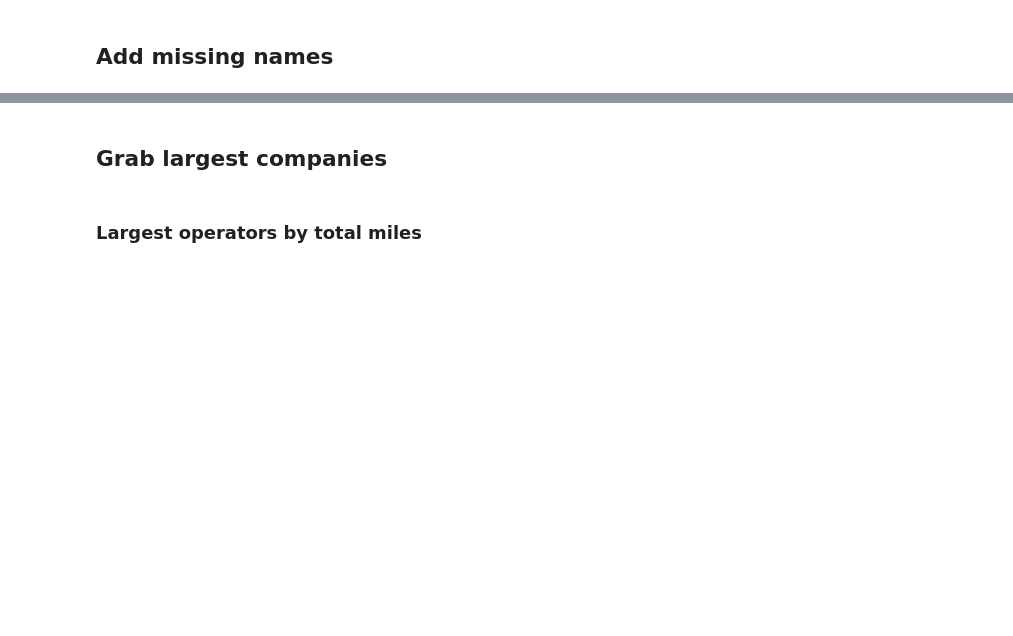
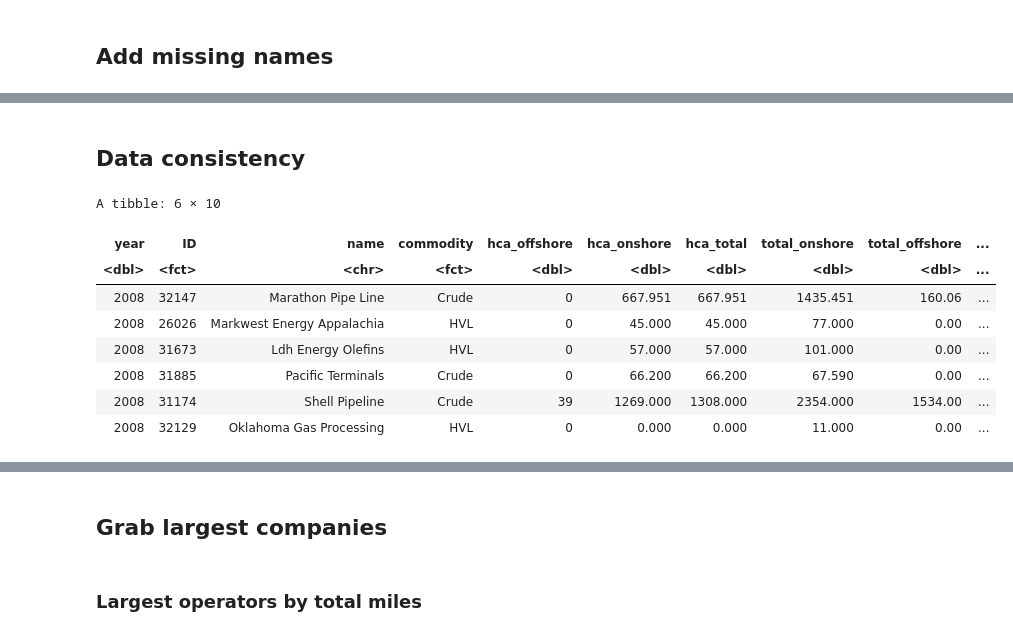
Before and after one commit to julianbarg/spills, a Jupyter notebook: presentations/explore_data_variance/explore_data_variance.ipynb, the cells around one changed output, grey strips where cells are left out. Drawn from its saved outputs; the diff is of its cells as text; code cells hidden in the pictures; blank space fills up the shorter version.

```diff
--- a/presentations/explore_data_variance/explore_data_variance.ipynb
+++ b/presentations/explore_data_variance/explore_data_variance.ipynb
@@ -60,3 +60,17 @@ A tibble: 6 × 111
 | 2015 | 19319 | 0 | 0.00000 | 0 | 0.000 | 0 | ... |
 | 2015 | 22430 | 0 | 59.68541 | 0 | 3.582 | 0 | ... |
 | 2015 | 22855 | 0 | 29.24262 | 1 | 798.900 | 0 | ... |
+# %% [markdown]
+## Data consistency
+# %%
+head(pipelines)
+# %% [output]
+A tibble: 6 × 10
+| year | ID | name | commodity | hca_offshore | hca_onshore | hca_total | total_onshore | total_offshore | ... |
+| <dbl> | <fct> | <chr> | <fct> | <dbl> | <dbl> | <dbl> | <dbl> | <dbl> | ... |
+| 2008 | 32147 | Marathon Pipe Line | Crude | 0 | 667.951 | 667.951 | 1435.451 | 160.06 | ... |
+| 2008 | 26026 | Markwest Energy Appalachia | HVL | 0 | 45.000 | 45.000 | 77.000 | 0.00 | ... |
+| 2008 | 31673 | Ldh Energy Olefins | HVL | 0 | 57.000 | 57.000 | 101.000 | 0.00 | ... |
+| 2008 | 31885 | Pacific Terminals | Crude | 0 | 66.200 | 66.200 | 67.590 | 0.00 | ... |
+| 2008 | 31174 | Shell Pipeline | Crude | 39 | 1269.000 | 1308.000 | 2354.000 | 1534.00 | ... |
+| 2008 | 32129 | Oklahoma Gas Processing | HVL | 0 | 0.000 | 0.000 | 11.000 | 0.00 | ... |
```
Also changed, not shown: parts of 5 cells of this notebook, 2 other files.
